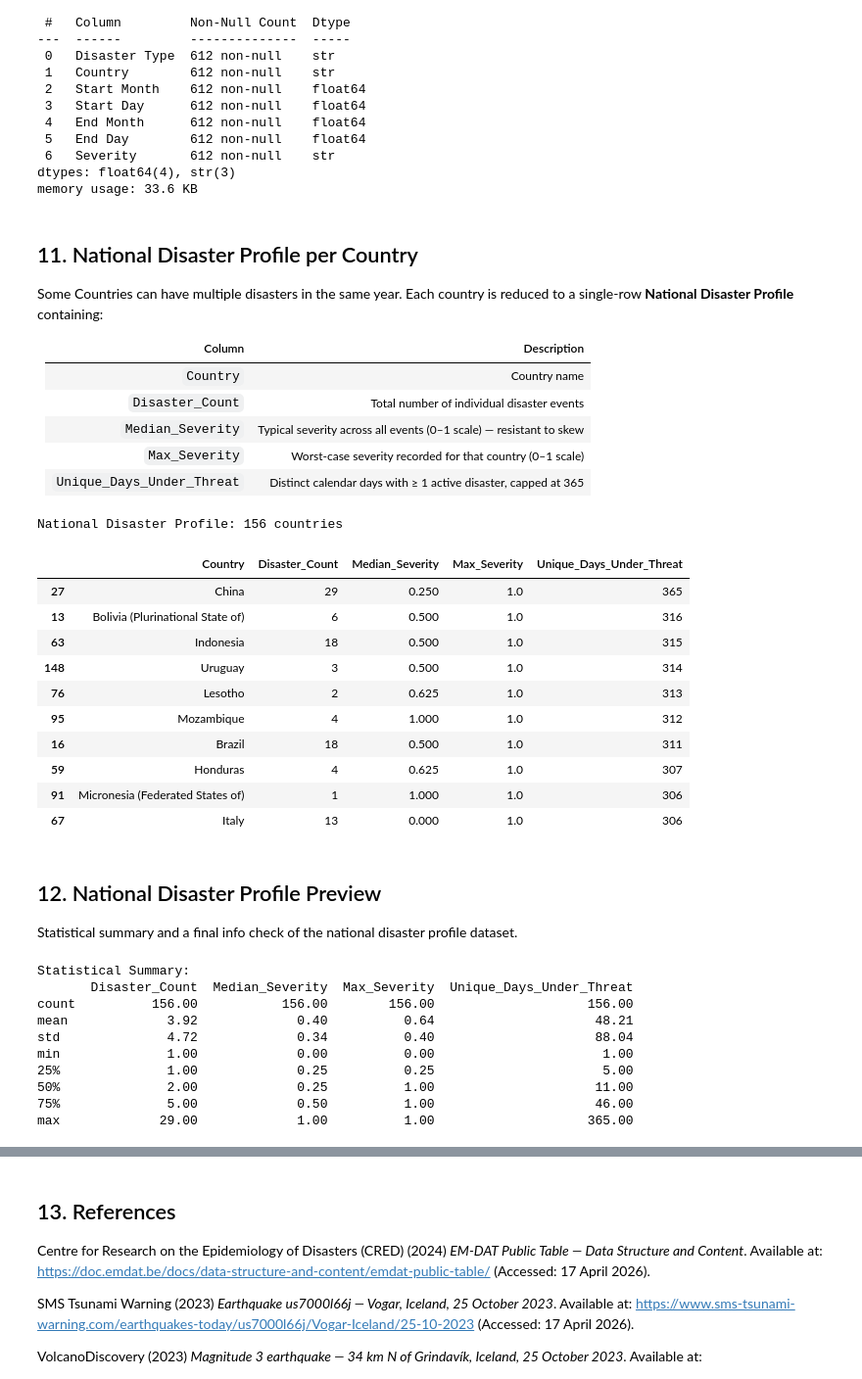
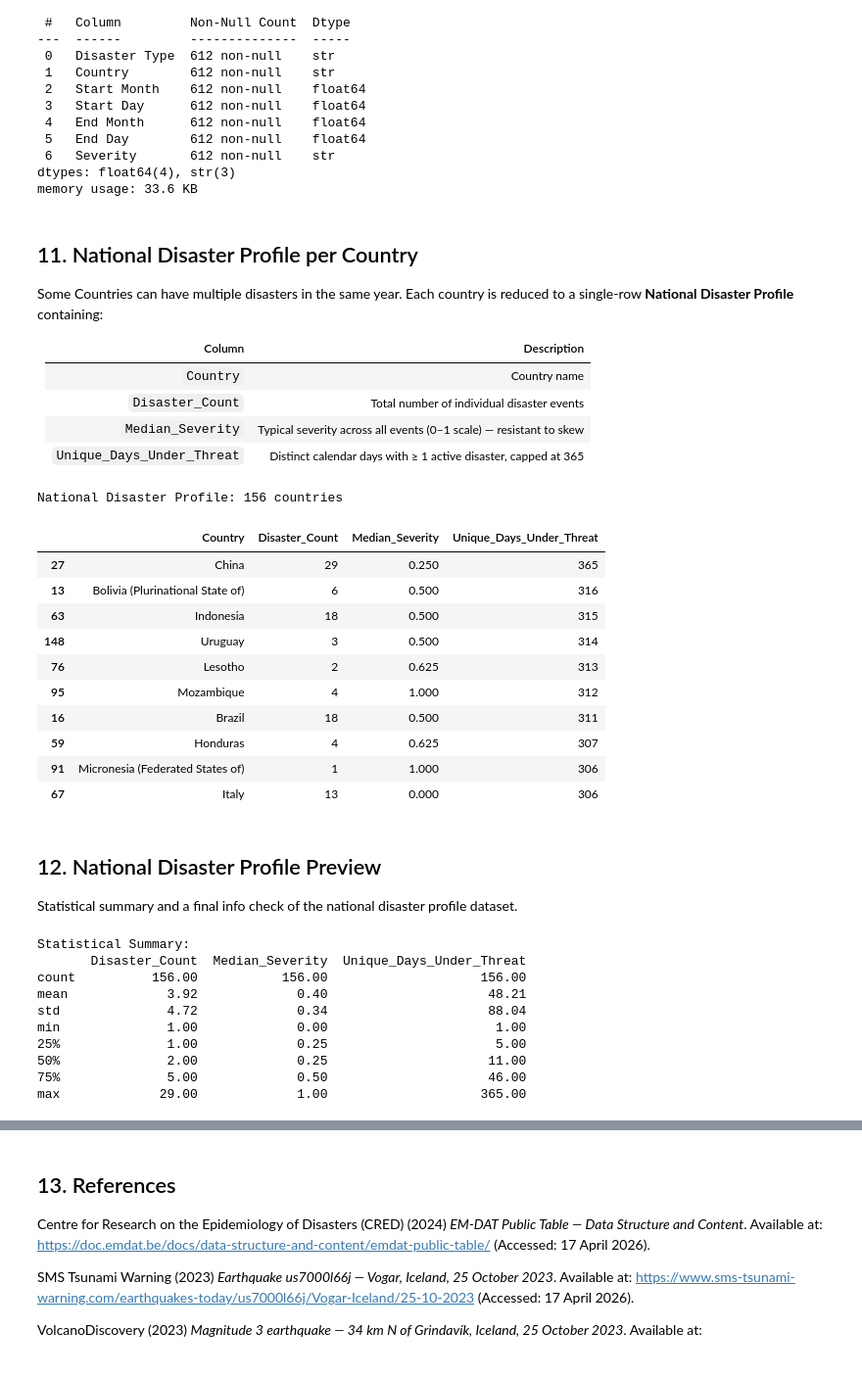
Before and after one commit to JdcStig/JamieDuffyCreagh_DAV_CA_Holiday, a Jupyter notebook: CA/Holiday/Cleaning_Files_Code/Cleaning_NaturalDisasters.ipynb, the cells around one changed output, grey strips where cells are left out. Shown at 98% size. Saved outputs shown, nothing was run; the diff lists cells and outputs as text; code cells hidden in the pictures.

```diff
--- a/CA/Holiday/Cleaning_Files_Code/Cleaning_NaturalDisasters.ipynb
+++ b/CA/Holiday/Cleaning_Files_Code/Cleaning_NaturalDisasters.ipynb
@@ -639,7 +639,6 @@ Each country is reduced to a single-row **National Disaster Profile** containing
 | `Country` | Country name |
 | `Disaster_Count` | Total number of individual disaster events |
 | `Median_Severity` | Typical severity across all events (0–1 scale) — resistant to skew |
-| `Max_Severity` | Worst-case severity recorded for that country (0–1 scale) |
 | `Unique_Days_Under_Threat` | Distinct calendar days with ≥ 1 active disaster, capped at 365 |
 # %%
 
@@ -675,65 +674,63 @@ def _unique_days_under_threat(group):
         if s > YEAR_END:
             continue
         occupied.update(range(s.toordinal(), e.toordinal() + 1))
     return min(len(occupied), 365)
 
 unique_days_series = (
     profile_df[['Country', 'Start_Date', 'End_Date']]
     .groupby('Country')
     .apply(_unique_days_under_threat)
     .rename('Unique_Days_Under_Threat')
 )
 
 # --- Aggregate and assemble
 national_profile = (
     profile_df
     .groupby('Country')
     .agg(
         Disaster_Count   = ('Country',      'count'),
         Median_Severity  = ('Severity_Num', 'median'),
-        Max_Severity     = ('Severity_Num', 'max'),
     )
     .join(unique_days_series)
     .reset_index()
 )
 
 national_profile['Median_Severity'] = national_profile['Median_Severity'].round(4)
-national_profile['Max_Severity']    = national_profile['Max_Severity'].round(4)
 
 print(f"National Disaster Profile: {len(national_profile)} countries")
 national_profile.sort_values('Unique_Days_Under_Threat', ascending=False).head(10)
 # %% [output]
 National Disaster Profile: 156 countries
-|  | Country | Disaster_Count | Median_Severity | Max_Severity | Unique_Days_Under_Threat |
-| 27 | China | 29 | 0.250 | 1.0 | 365 |
-| 13 | Bolivia (Plurinational State of) | 6 | 0.500 | 1.0 | 316 |
-| 63 | Indonesia | 18 | 0.500 | 1.0 | 315 |
-| 148 | Uruguay | 3 | 0.500 | 1.0 | 314 |
-| 76 | Lesotho | 2 | 0.625 | 1.0 | 313 |
-| 95 | Mozambique | 4 | 1.000 | 1.0 | 312 |
-| 16 | Brazil | 18 | 0.500 | 1.0 | 311 |
-| 59 | Honduras | 4 | 0.625 | 1.0 | 307 |
-| 91 | Micronesia (Federated States of) | 1 | 1.000 | 1.0 | 306 |
-| 67 | Italy | 13 | 0.000 | 1.0 | 306 |
+|  | Country | Disaster_Count | Median_Severity | Unique_Days_Under_Threat |
+| 27 | China | 29 | 0.250 | 365 |
+| 13 | Bolivia (Plurinational State of) | 6 | 0.500 | 316 |
+| 63 | Indonesia | 18 | 0.500 | 315 |
+| 148 | Uruguay | 3 | 0.500 | 314 |
+| 76 | Lesotho | 2 | 0.625 | 313 |
+| 95 | Mozambique | 4 | 1.000 | 312 |
+| 16 | Brazil | 18 | 0.500 | 311 |
+| 59 | Honduras | 4 | 0.625 | 307 |
+| 91 | Micronesia (Federated States of) | 1 | 1.000 | 306 |
+| 67 | Italy | 13 | 0.000 | 306 |
 # %% [markdown]
 ## 12. National Disaster Profile Preview
 Statistical summary and a final info check of the national disaster profile dataset.
 # %%
-numeric_cols = ['Disaster_Count', 'Median_Severity', 'Max_Severity', 'Unique_Days_Under_Threat']
+numeric_cols = ['Disaster_Count', 'Median_Severity', 'Unique_Days_Under_Threat']
 # Statistical summary of the fully cleaned dataset.
 print("Statistical Summary:")
 print(national_profile[numeric_cols].describe().round(2).to_string())
 # %% [output]
 Statistical Summary:
-       Disaster_Count  Median_Severity  Max_Severity  Unique_Days_Under_Threat
-count          156.00           156.00        156.00                    156.00
-mean             3.92             0.40          0.64                     48.21
-std              4.72             0.34          0.40                     88.04
-min              1.00             0.00          0.00                      1.00
-25%              1.00             0.25          0.25                      5.00
-50%              2.00             0.25          1.00                     11.00
-75%              5.00             0.50          1.00                     46.00
-max             29.00             1.00          1.00                    365.00
+       Disaster_Count  Median_Severity  Unique_Days_Under_Threat
+count          156.00           156.00                    156.00
+mean             3.92             0.40                     48.21
+std              4.72             0.34                     88.04
+min              1.00             0.00                      1.00
+25%              1.00             0.25                      5.00
+50%              2.00             0.25                     11.00
+75%              5.00             0.50                     46.00
+max             29.00             1.00                    365.00
 # %%
 # Final confirmation that the dataset is fully clean and ready for analysis.
 print("Final Dataset Info:")
```
Also changed, not shown: parts of 2 cells of this notebook, 4 other files.
